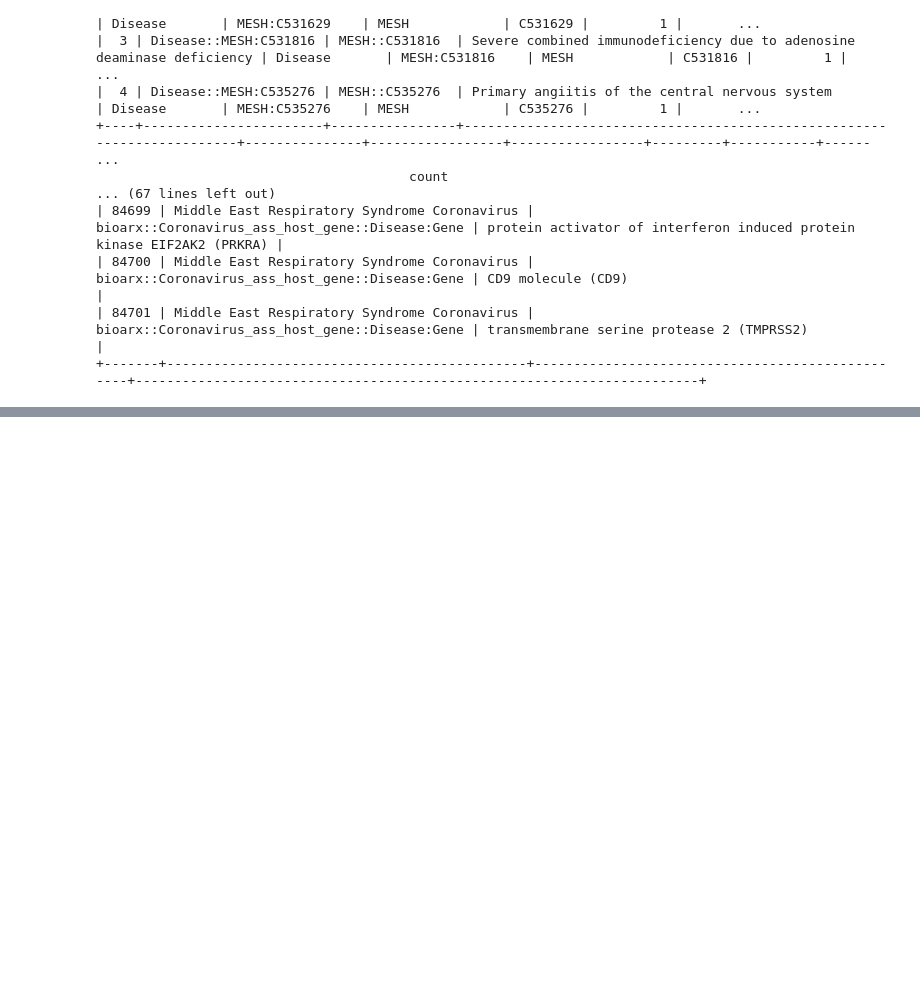
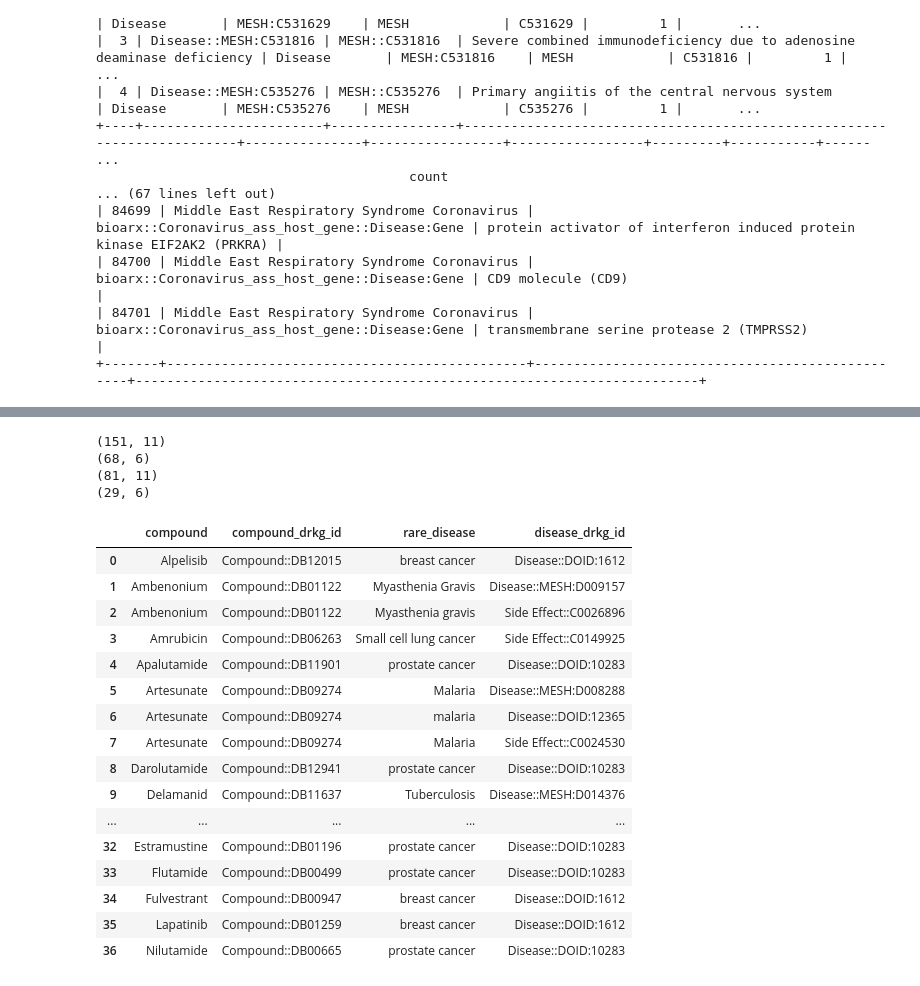
Before and after one commit to Ale9806/SIMPLLM, a Jupyter notebook: DRKG_mapping_with_BiolinkBERT.ipynb, the cells around one changed output, grey strips where cells are left out. Saved outputs shown, nothing was run; the diff lists cells and outputs as text; code cells hidden in the pictures; blank space fills up the shorter version.

Commit message:
Find rare disease links that can be tested in DRKG

```diff
--- a/DRKG_mapping_with_BiolinkBERT.ipynb
+++ b/DRKG_mapping_with_BiolinkBERT.ipynb
@@ -652,0 +639,2 @@ if verbose:
+# %%
+rep_drugs_df       =  read_and_process_rep_drugs(os.path.join(DATA_DIR, 'repurposing_drugs_20200324.txt'), verbose=verbose)     # Process entity names for clarity (e.g., F8 -> Gene F8)
@@ -652,0 +659,59 @@ if verbose:
+# %%
+# Get repurposed drugs with indications
+drug_with_indication = rep_drugs_df[~rep_drugs_df['indication'].isna()]
+
+# Find entries of DRH data with drug in DRKG and indication in DRKG rare diseases
+drh_in_drkg = drug_with_indication[(drug_with_indication['indication'].str.lower().isin(matched_rarediseases['name'].str.lower())) &
+                                   (drug_with_indication['pert_iname'].str.lower().isin(drkg_entity_df['name'].str.lower())) ]
+# %%
+# Find DRKG rare disease relationships whose drug-treatment relationship in DRH is not represented in DRKG,
+# first by matching drug-disease pairs in both
+drh_matches = drh_in_drkg.merge(drkg_raredisease, how='left', left_on=[drh_in_drkg['pert_iname'].str.lower(), drh_in_drkg['indication'].str.lower()], right_on=[drkg_raredisease[0].str.lower(), drkg_raredisease[2].str.lower()])
+print(drh_matches.shape)
+
+# Then dropping matches
+drh_unmatched_try1 = drh_matches[drh_matches[0].isna()].drop(columns=[0, 1, 2, 'key_0', 'key_1'])
+print(drh_unmatched_try1.shape)
+
+# Try replacing 'cancer' with 'neoplasms' and dropping further matches
+drh_unmatched_try1['indication'] = drh_unmatched_try1['indication'].str.replace('cancer', 'neoplasms')
+
+drh_matches_try2 = drh_unmatched_try1.merge(drkg_translated, how='left', left_on=[drh_unmatched_try1['pert_iname'].str.lower(), drh_unmatched_try1['indication'].str.lower()], right_on=[drkg_translated[0].str.lower(), drkg_translated[2].str.lower()])
+drh_matches_try2
+print(drh_matches_try2.shape)
+
+# # Then dropping matches again
+drh_unmatched = drh_matches_try2[drh_matches_try2[0].isna()].drop(columns=[0, 1, 2, 'key_0', 'key_1']).drop_duplicates()
+print(drh_unmatched.shape)
+# %% [output]
+(151, 11)
+(68, 6)
+(81, 11)
+(29, 6)
+# %%
+# Merge DRKG name of diseases (matching cancer/neoplasms too)
+drkg_test = drh_unmatched.merge(matched_rarediseases[['name', 'drkg_id']], how='left', left_on=[drh_unmatched['indication'].str.lower()], right_on=[matched_rarediseases['name'].str.lower().str.replace('cancer', 'neoplasms')])
+drkg_test = drkg_test.drop(columns=['key_0']).drop_duplicates().rename(columns={'name':'rare_disease', 'drkg_id':'disease_drkg_id'})
+
+# Merge DRKG name of drugs
+drkg_test = drkg_test.merge(drkg_entity_df[['name', 'drkg_id']], how='left', left_on=[drkg_test['pert_iname'].str.lower()], right_on=[drkg_entity_df['name'].str.lower()])
+drkg_test = drkg_test[['name', 'drkg_id', 'rare_disease', 'disease_drkg_id']].rename(columns={'name':'compound', 'drkg_id':'compound_drkg_id'})
+drkg_test
+# %% [output]
+|  | compound | compound_drkg_id | rare_disease | disease_drkg_id |
+| 0 | Alpelisib | Compound::DB12015 | breast cancer | Disease::DOID:1612 |
+| 1 | Ambenonium | Compound::DB01122 | Myasthenia Gravis | Disease::MESH:D009157 |
+| 2 | Ambenonium | Compound::DB01122 | Myasthenia gravis | Side Effect::C0026896 |
+| 3 | Amrubicin | Compound::DB06263 | Small cell lung cancer | Side Effect::C0149925 |
+| 4 | Apalutamide | Compound::DB11901 | prostate cancer | Disease::DOID:10283 |
+| 5 | Artesunate | Compound::DB09274 | Malaria | Disease::MESH:D008288 |
+| 6 | Artesunate | Compound::DB09274 | malaria | Disease::DOID:12365 |
+| 7 | Artesunate | Compound::DB09274 | Malaria | Side Effect::C0024530 |
+| 8 | Darolutamide | Compound::DB12941 | prostate cancer | Disease::DOID:10283 |
+| 9 | Delamanid | Compound::DB11637 | Tuberculosis | Disease::MESH:D014376 |
+| ... | ... | ... | ... | ... |
+| 32 | Estramustine | Compound::DB01196 | prostate cancer | Disease::DOID:10283 |
+| 33 | Flutamide | Compound::DB00499 | prostate cancer | Disease::DOID:10283 |
+| 34 | Fulvestrant | Compound::DB00947 | breast cancer | Disease::DOID:1612 |
+| 35 | Lapatinib | Compound::DB01259 | breast cancer | Disease::DOID:1612 |
+| 36 | Nilutamide | Compound::DB00665 | prostate cancer | Disease::DOID:10283 |
```
Also changed, not shown: parts of 5 cells of this notebook, 4 other files.
